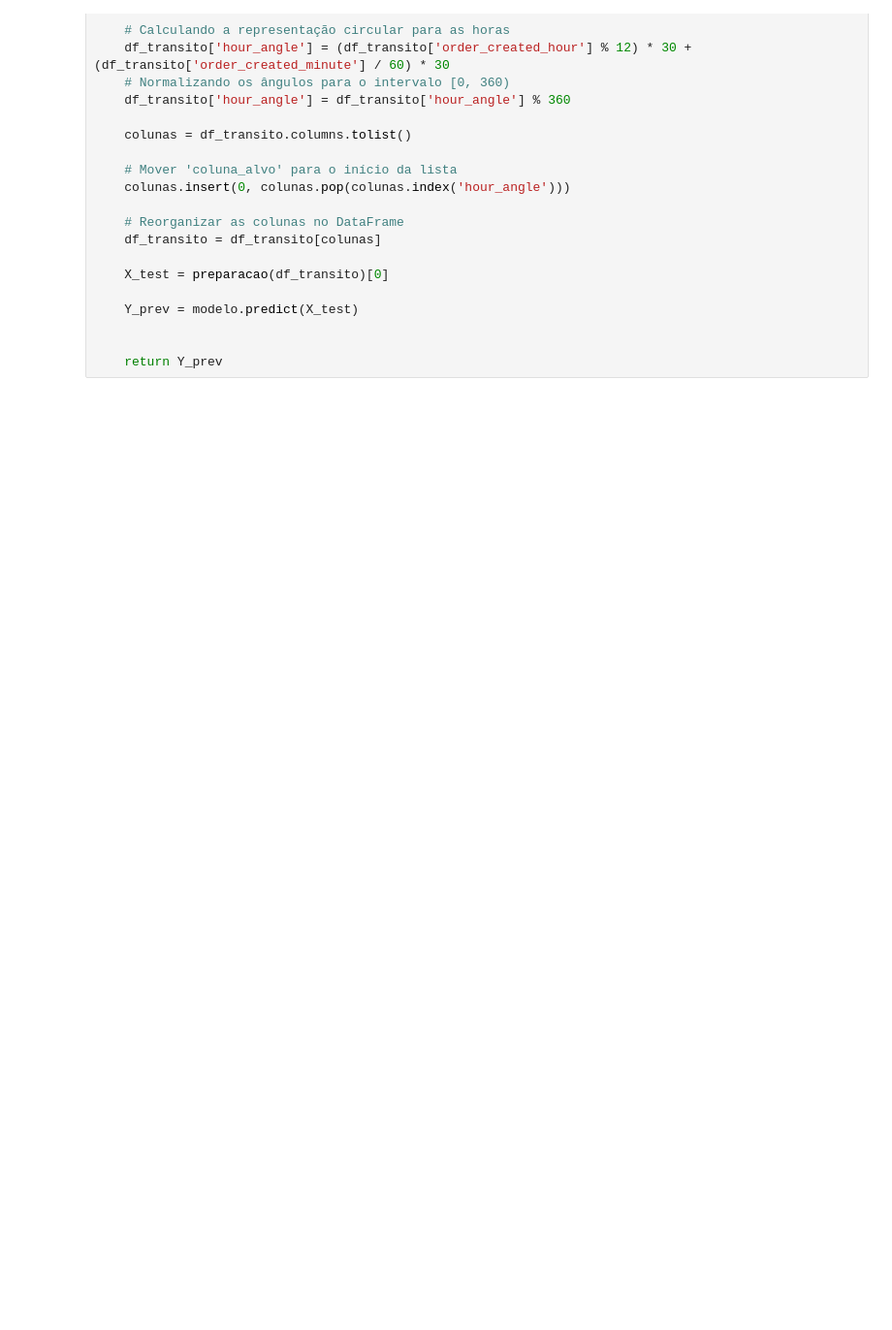
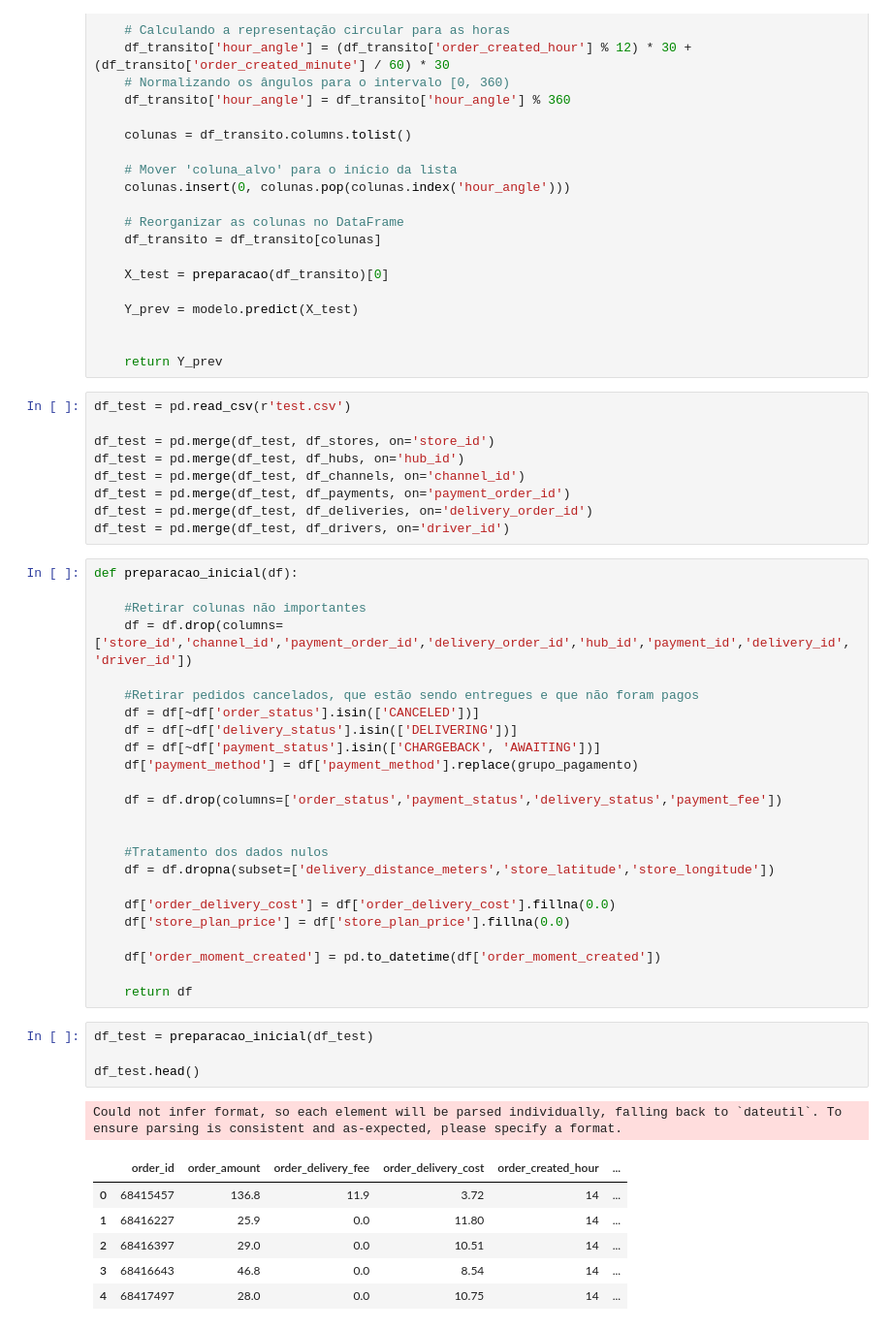
Before and after one commit to PedroMatusita/Previsao, a Jupyter notebook: matusita.ipynb, the cells around one changed output. Shown at 97% size. Cells and saved outputs as stored; diff of their text form; blank space fills up the shorter version.

```diff
--- a/matusita.ipynb
+++ b/matusita.ipynb
@@ -579,4 +577,49 @@ def prep_transito(df, modelo):
 
 
     return Y_prev
+# %%
+df_test = pd.read_csv(r'test.csv')
+
+df_test = pd.merge(df_test, df_stores, on='store_id')
+df_test = pd.merge(df_test, df_hubs, on='hub_id')
+df_test = pd.merge(df_test, df_channels, on='channel_id')
+df_test = pd.merge(df_test, df_payments, on='payment_order_id')
+df_test = pd.merge(df_test, df_deliveries, on='delivery_order_id')
+df_test = pd.merge(df_test, df_drivers, on='driver_id')
+# %%
+def preparacao_inicial(df):
+
+    #Retirar colunas não importantes
+    df = df.drop(columns=['store_id','channel_id','payment_order_id','delivery_order_id','hub_id','payment_id','delivery_id', 'driver_id'])
+
+    #Retirar pedidos cancelados, que estão sendo entregues e que não foram pagos
+    df = df[~df['order_status'].isin(['CANCELED'])]
+    df = df[~df['delivery_status'].isin(['DELIVERING'])]
+    df = df[~df['payment_status'].isin(['CHARGEBACK', 'AWAITING'])]
+    df['payment_method'] = df['payment_method'].replace(grupo_pagamento)
+
+    df = df.drop(columns=['order_status','payment_status','delivery_status','payment_fee'])
+
+
+    #Tratamento dos dados nulos
+    df = df.dropna(subset=['delivery_distance_meters','store_latitude','store_longitude'])
+
+    df['order_delivery_cost'] = df['order_delivery_cost'].fillna(0.0)
+    df['store_plan_price'] = df['store_plan_price'].fillna(0.0)
+
+    df['order_moment_created'] = pd.to_datetime(df['order_moment_created'])
+
+    return df
+# %%
+df_test = preparacao_inicial(df_test)
+
+df_test.head()
+# %% [output]
+Could not infer format, so each element will be parsed individually, falling back to `dateutil`. To ensure parsing is consistent and as-expected, please specify a format.
+|  | order_id | order_amount | order_delivery_fee | order_delivery_cost | order_created_hour | ... |
+| 0 | 68415457 | 136.8 | 11.9 | 3.72 | 14 | ... |
+| 1 | 68416227 | 25.9 | 0.0 | 11.80 | 14 | ... |
+| 2 | 68416397 | 29.0 | 0.0 | 10.51 | 14 | ... |
+| 3 | 68416643 | 46.8 | 0.0 | 8.54 | 14 | ... |
+| 4 | 68417497 | 28.0 | 0.0 | 10.75 | 14 | ... |
 # %%
```
Also changed, not shown: parts of 2 cells of this notebook, 1 other file.
